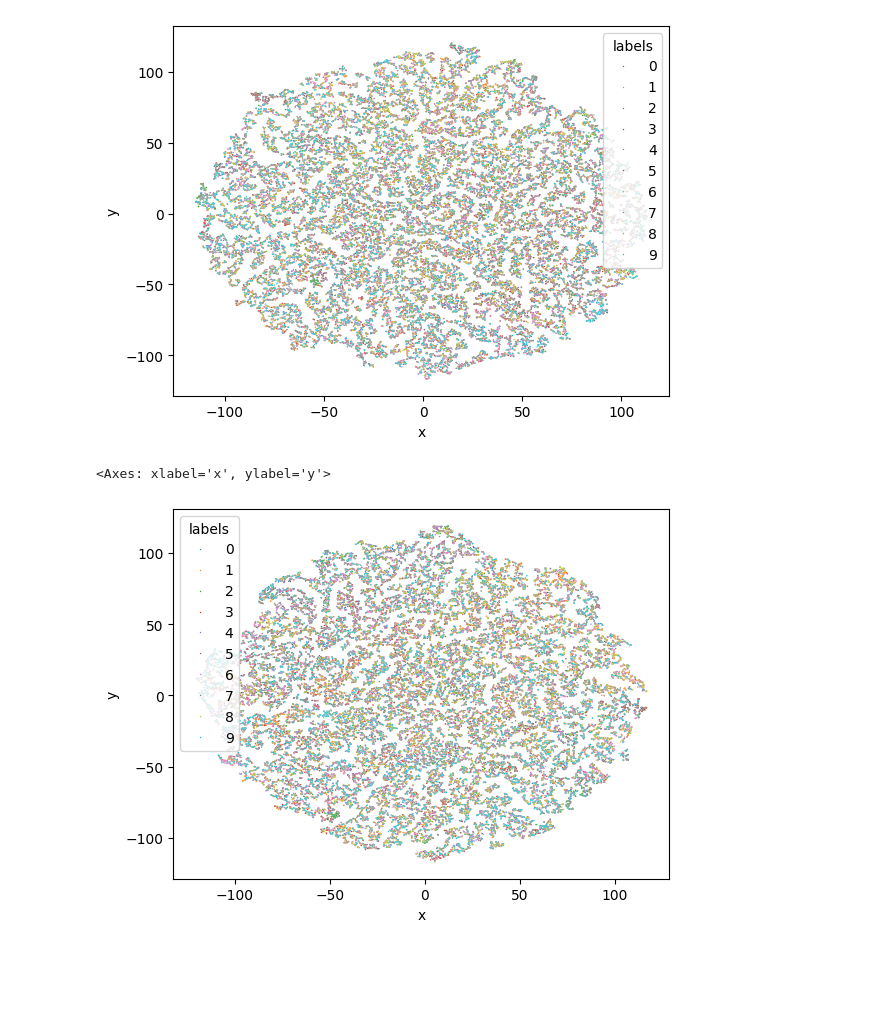
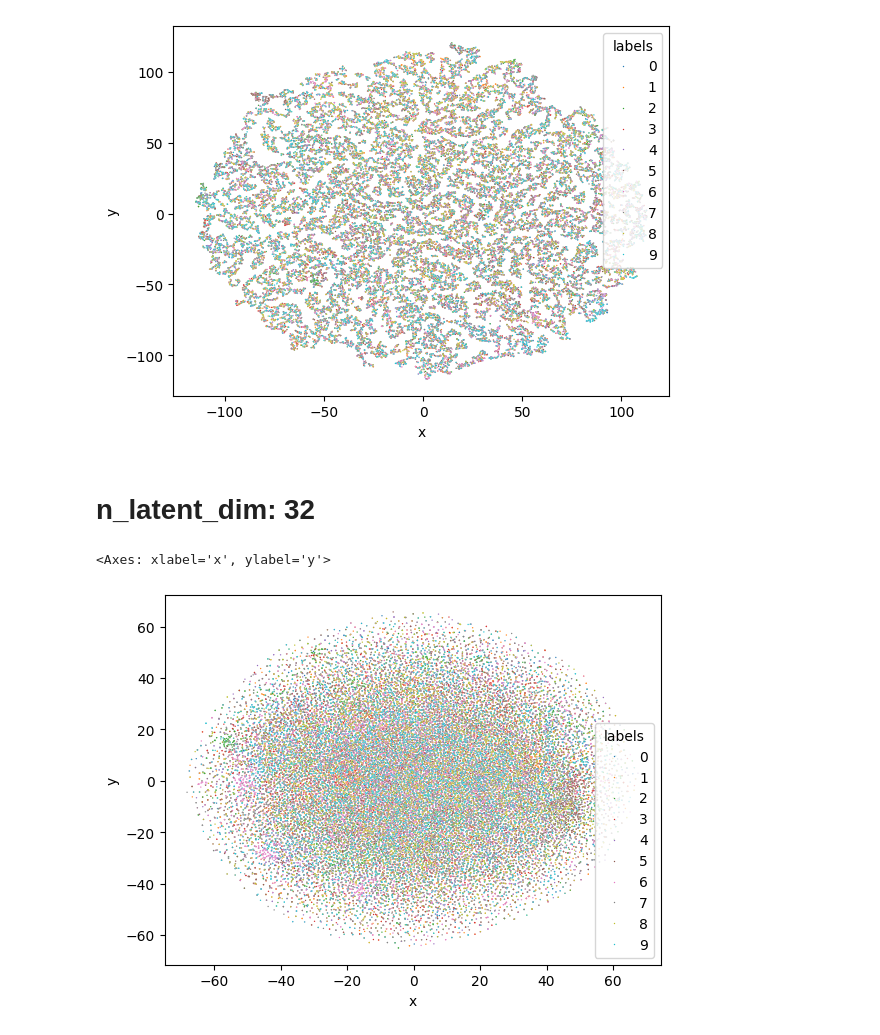
Before and after one commit to UTSW-Software-Engineering-Course-2025/Mod2_Taosha, a Jupyter notebook: HPO/latent_space.ipynb, the cells around one changed output. Saved outputs shown, nothing was run; the diff lists cells and outputs as text; code cells hidden in the pictures; blank space fills up the shorter version.

Commit message:
latent_space

```diff
--- a/HPO/latent_space.ipynb
+++ b/HPO/latent_space.ipynb
@@ -41,14 +41,14 @@ labels_onehot = tf.one_hot(data.labels_train,
                            depth=n_classes,
                            dtype=tf.float32).numpy()
 
-n_latent_dims = 32
+n_latent_dims = 4
 learning_rate = 1e-3
 conv_layer_kernel_size = 4
 output_dir = f'outputs/hpo_cvae_gridSearch/optimal_model'
 if os.path.exists(output_dir)==False:
     os.mkdir(output_dir)
 
-nEpochs = 10
+nEpochs = 5
 hpo_params = {
     'n_latent_dims' : n_latent_dims,    # latent space dimension
     'learning_rate': learning_rate, #learning gradient steps
@@ -186,15 +165,19 @@ sns.scatterplot(data=img, x='x', y='y', hue='labels', s=1)
 # %% [output]
 <Axes: xlabel='x', ylabel='y'>
 [figure]
+# %% [markdown]
+# n_latent_dim: 32
 # %%
-X = z_mean
-tsne = TSNE().fit_transform(X)
+X = z_sampled
+scaler = StandardScaler()
+X_norm = scaler.fit_transform(X)
+tsne = TSNE().fit_transform(X_norm)
 
 img = pd.DataFrame(tsne)
 img.columns = ['x', 'y']
 img['labels'] = train_labels.astype(str)
 img = img.sort_values(by='labels')
 sns.scatterplot(data=img, x='x', y='y', hue='labels', s=1)
 # %% [output]
 <Axes: xlabel='x', ylabel='y'>
-[figure, old version]
+[figure, new version]
```
Also changed, not shown: parts of 10 cells of this notebook.
